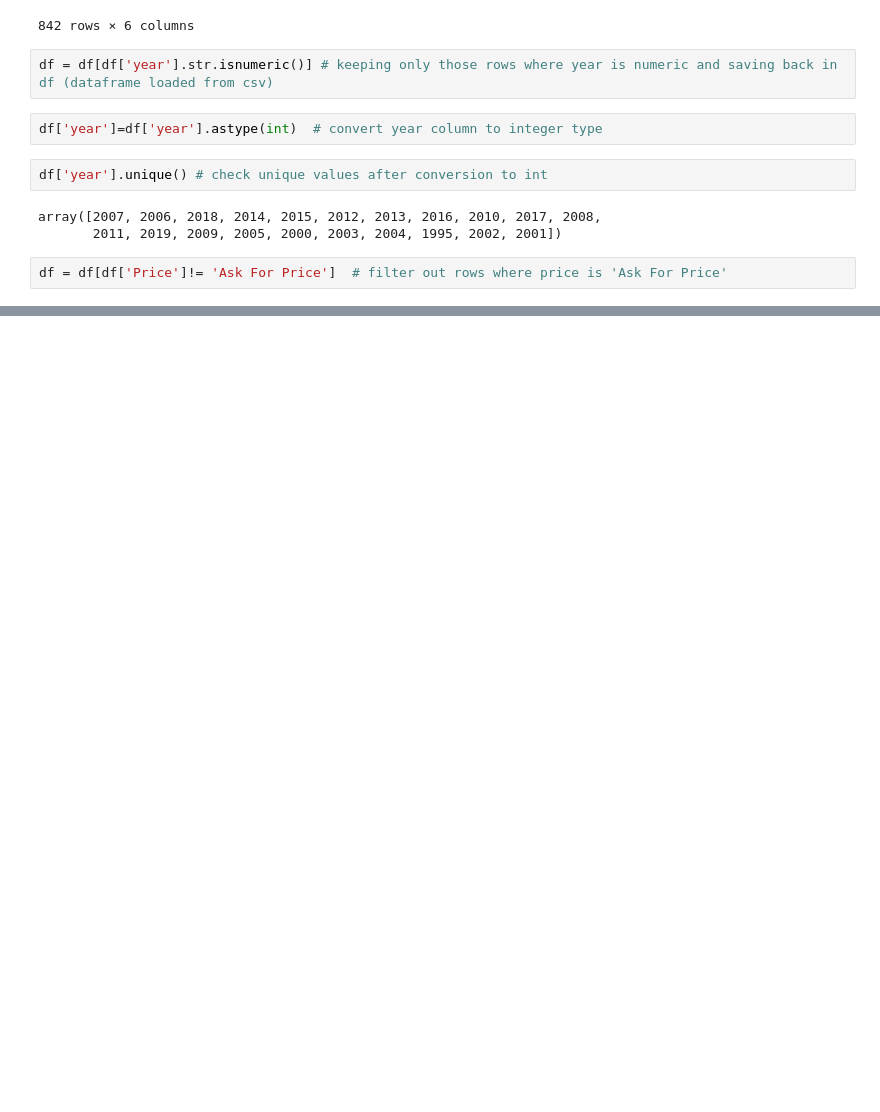
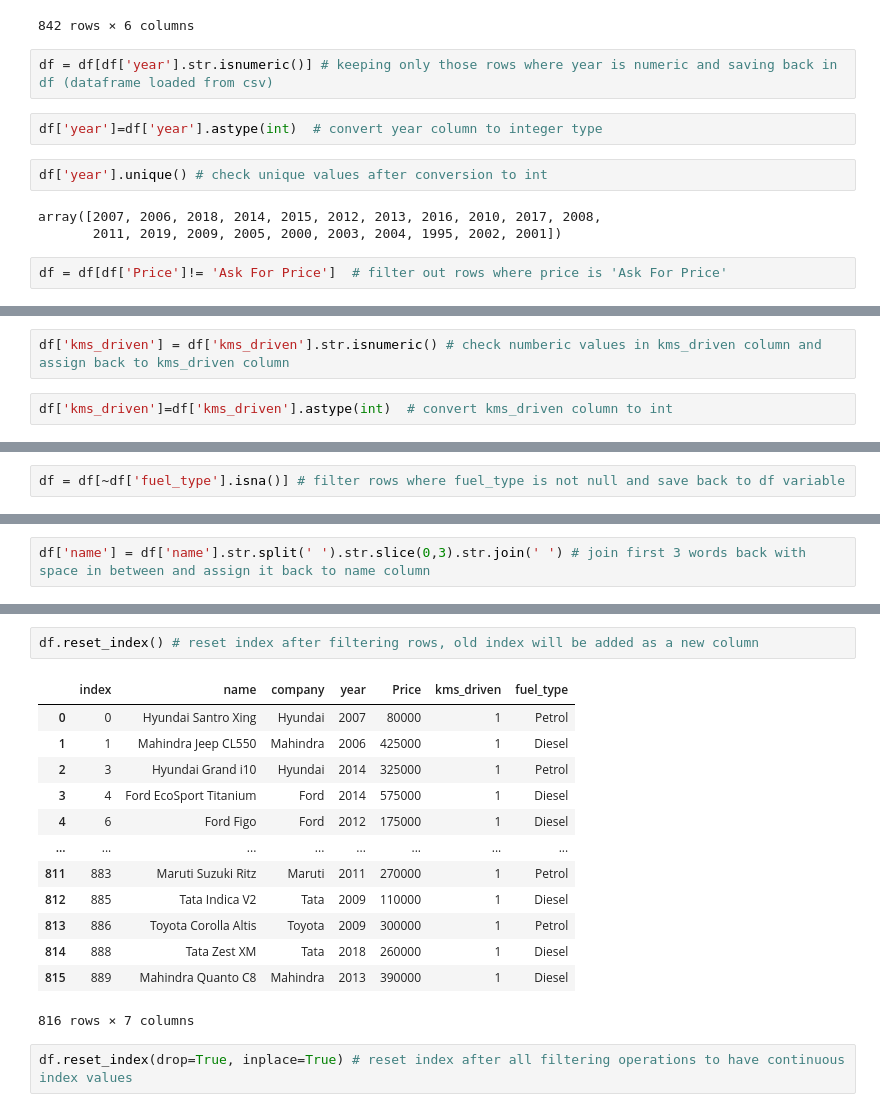
Before and after one commit to Simran-Sh/InternPe, a Jupyter notebook: Quickr/quickr_predictor.ipynb, the cells around one changed output, grey strips where cells are left out. Saved outputs shown, nothing was run; the diff lists cells and outputs as text; blank space fills up the shorter version.

```diff
--- a/Quickr/quickr_predictor.ipynb
+++ b/Quickr/quickr_predictor.ipynb
@@ -208,0 +275,4 @@ IntCastingNaNError: Cannot convert non-finite values (NA or inf) to integer
+# %%
+df['kms_driven'] = df['kms_driven'].str.isnumeric() # check numberic values in kms_driven column and assign back to kms_driven column
+# %%
+df['kms_driven']=df['kms_driven'].astype(int)  # convert kms_driven column to int
@@ -208,0 +306,2 @@ IntCastingNaNError: Cannot convert non-finite values (NA or inf) to integer
+# %%
+df = df[~df['fuel_type'].isna()] # filter rows where fuel_type is not null and save back to df variable
@@ -208,0 +374,2 @@ IntCastingNaNError: Cannot convert non-finite values (NA or inf) to integer
+# %%
+df['name'] = df['name'].str.split(' ').str.slice(0,3).str.join(' ') # join first 3 words back with space in between and assign it back to name column
@@ -208,0 +392,18 @@ IntCastingNaNError: Cannot convert non-finite values (NA or inf) to integer
+# %%
+df.reset_index() # reset index after filtering rows, old index will be added as a new column
+# %% [output]
+|  | index | name | company | year | Price | kms_driven | fuel_type |
+| 0 | 0 | Hyundai Santro Xing | Hyundai | 2007 | 80000 | 1 | Petrol |
+| 1 | 1 | Mahindra Jeep CL550 | Mahindra | 2006 | 425000 | 1 | Diesel |
+| 2 | 3 | Hyundai Grand i10 | Hyundai | 2014 | 325000 | 1 | Petrol |
+| 3 | 4 | Ford EcoSport Titanium | Ford | 2014 | 575000 | 1 | Diesel |
+| 4 | 6 | Ford Figo | Ford | 2012 | 175000 | 1 | Diesel |
+| ... | ... | ... | ... | ... | ... | ... | ... |
+| 811 | 883 | Maruti Suzuki Ritz | Maruti | 2011 | 270000 | 1 | Petrol |
+| 812 | 885 | Tata Indica V2 | Tata | 2009 | 110000 | 1 | Diesel |
+| 813 | 886 | Toyota Corolla Altis | Toyota | 2009 | 300000 | 1 | Petrol |
+| 814 | 888 | Tata Zest XM | Tata | 2018 | 260000 | 1 | Diesel |
+| 815 | 889 | Mahindra Quanto C8 | Mahindra | 2013 | 390000 | 1 | Diesel |
+816 rows × 7 columns
+# %%
+df.reset_index(drop=True, inplace=True) # reset index after all filtering operations to have continuous index values
```
Also changed, not shown: parts of 50 cells of this notebook, 3 other files.
